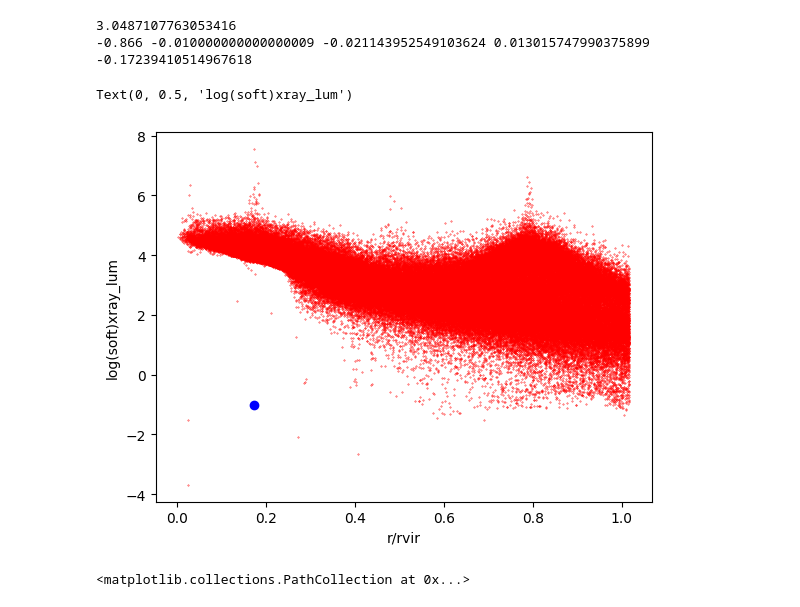
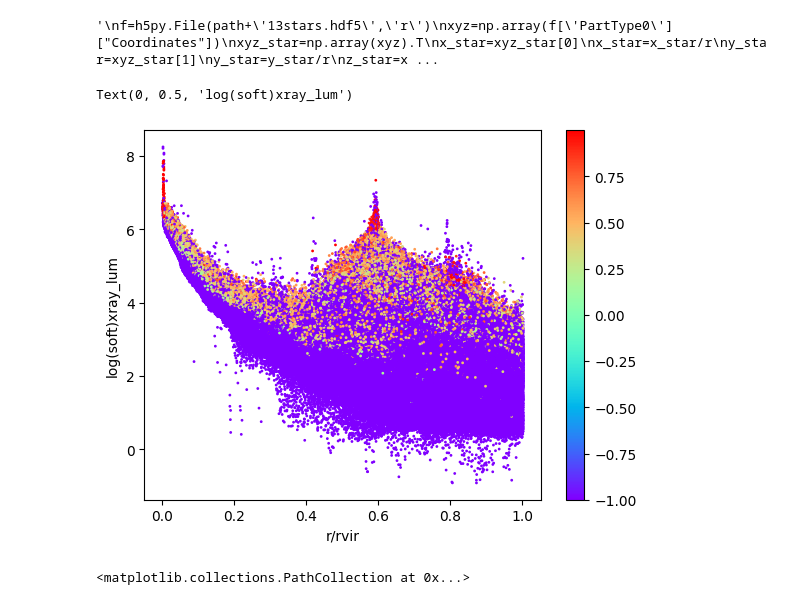
Before and after one commit to yjqqyjq/code, a Jupyter notebook: profile_from_hdf5.ipynb, the cells around one changed output. Cells and saved outputs as stored; diff of their text form; code cells hidden in the pictures.

```diff
--- a/profile_from_hdf5.ipynb
+++ b/profile_from_hdf5.ipynb
@@ -11,7 +11,7 @@ from PIL import Image
 path="/home/jyang/data/Flamingo/L0200N0360/halo_particles/"
 
 
-f=h5py.File(path+'66.hdf5','r')
+f=h5py.File(path+'1.hdf5','r')
 
 Coord_g=np.array(f['PartType1']["Coordinates"])
 
@@ -21,23 +21,26 @@ xyz_g=np.array(Coord_g).T
 
 xray_lum=np.array(f['PartType1']['xray_lum_erosita_low'])+np.array(f['PartType1']['xray_lum_erosita_high'])
 #xray_lum=np.array(f['PartType1']['xray_lum_rosat'])
-T=np.array(f['PartType1']['temperatures'])
+#T=np.array(f['PartType1']['temperatures'])
 f.close()
+f=h5py.File(path+'1gas.hdf5','r')
+a_agn=np.array(f['PartType0']['a_last_agn'])
+a_max_t=np.array(f['PartType0']['a_max_t'])
+id=np.array(f['PartType0']['gas_id'])
+f.close()
+
+data=sw.load("/../../mnt/su3-pro/flamingo/L0200N0720/snapshots/flamingo_0008/flamingo_0008.hdf5")
+mask=np.isin(np.array(data.gas.particle_ids),id)
+value=np.array(data.gas.potentials)[mask]
+
+
+data=value
+
 x_dm=xyz_dm[0]
 r=np.max(x_dm)
-x_dm=x_dm/r
-y_dm=xyz_dm[1]
-y_dm=y_dm/r
-z_dm=xyz_dm[2]
-z_dm=z_dm/r
-x_g=xyz_g[0]
-x_g=x_g/r
-y_g=xyz_g[1]
-y_g=y_g/r
-z_g=xyz_g[2]
-z_g=z_g/r
-r_g=np.sqrt(x_g**2+y_g**2+z_g**2)
-f=h5py.File(path+'2stars.hdf5','r')
+
+'''
+f=h5py.File(path+'13stars.hdf5','r')
 xyz=np.array(f['PartType0']["Coordinates"])
 xyz_star=np.array(xyz).T
 x_star=xyz_star[0]
@@ -69,26 +72,32 @@ max_position = np.unravel_index(np.argmax(img_array), img_array.shape)
 x=(max_position[1]/pixel_y-0.5)*2
 y=((1-max_position[0]/pixel_x)-0.5)*2
 print(x,y,xlum_m[0],xlum_m[1],xlum_m[2])
+'''
 # %% [output]
-3.0487107763053416
--0.866 -0.010000000000000009 -0.021143952549103624 0.013015747990375899 -0.17239410514967618
+'\nf=h5py.File(path+\'13stars.hdf5\',\'r\')\nxyz=np.array(f[\'PartType0\']["Coordinates"])\nxyz_star=np.array(xyz).T\nx_star=xyz_star[0]\nx_star=x_star/r\ny_star=xyz_star[1]\ny_star=y_star/r\nz_star=x ...
 # %%
+x_g=xyz_g[0]/r
+y_g=xyz_g[1]/r
+z_g=xyz_g[2]/r
+r_g=np.sqrt(x_g**2+y_g**2+z_g**2)
 import matplotlib.pyplot as plt
 from matplotlib import colors
 title="M>1e14"
 boxused="/Flamingo/L0200N0720/"
 #  x=np.append(x_dm[i],x_g[i])
 #  y=np.append(y_dm[i],y_g[i])
 fig = plt.figure()
 ax=plt.subplot(1,1,1)
 B=xray_lum
-ax.scatter(r_g,np.log10(B),color='r',s=0.1)
-ax.plot(np.sqrt(x**2+y**2),np.log10(0.1),color='b',marker='o')
+sc=ax.scatter(r_g,np.log10(B),c=a_agn,s=1,alpha=1,cmap='rainbow')
+#ax.scatter(r_g[xray_lum==0],np.log10(T[xray_lum==0]),c='black',s=0.1,alpha=0.1)
+plt.colorbar(sc)
+#ax.plot(np.sqrt(x**2+y**2),np.log10(0.1),marker='o')
 ax.set_xlabel("r/rvir")
 ax.set_ylabel("log(soft)xray_lum")
 # %% [output]
 Text(0, 0.5, 'log(soft)xray_lum')
-[figure, old version]
+[figure, new version]
 # %%
 
 plt.imshow(imgg)
```
Also changed, not shown: parts of 5 cells of this notebook, 4 other files.
